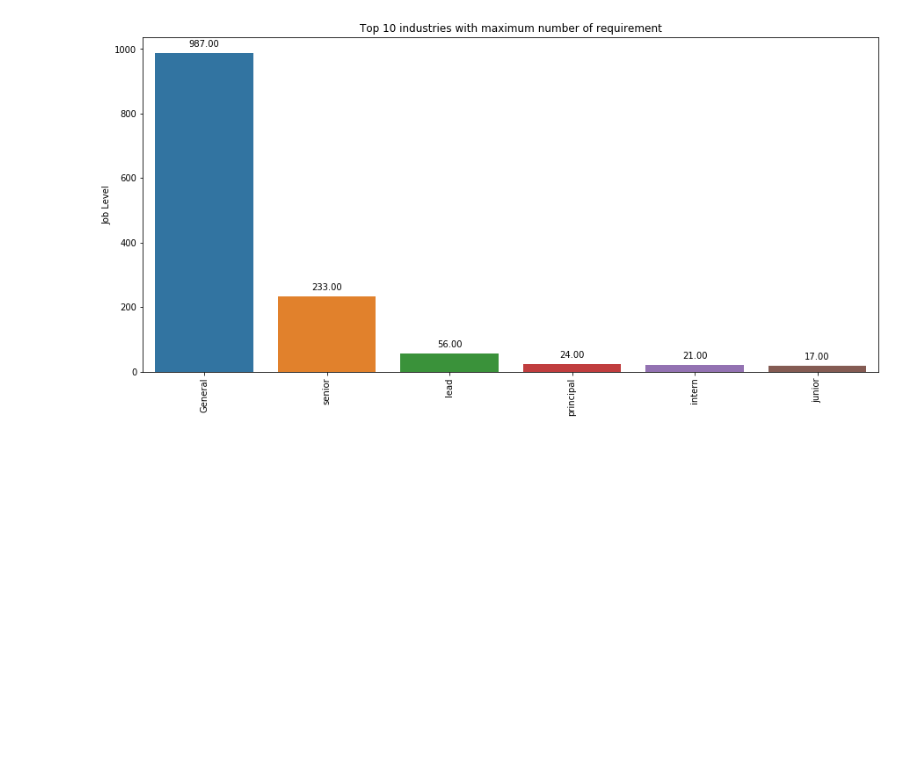
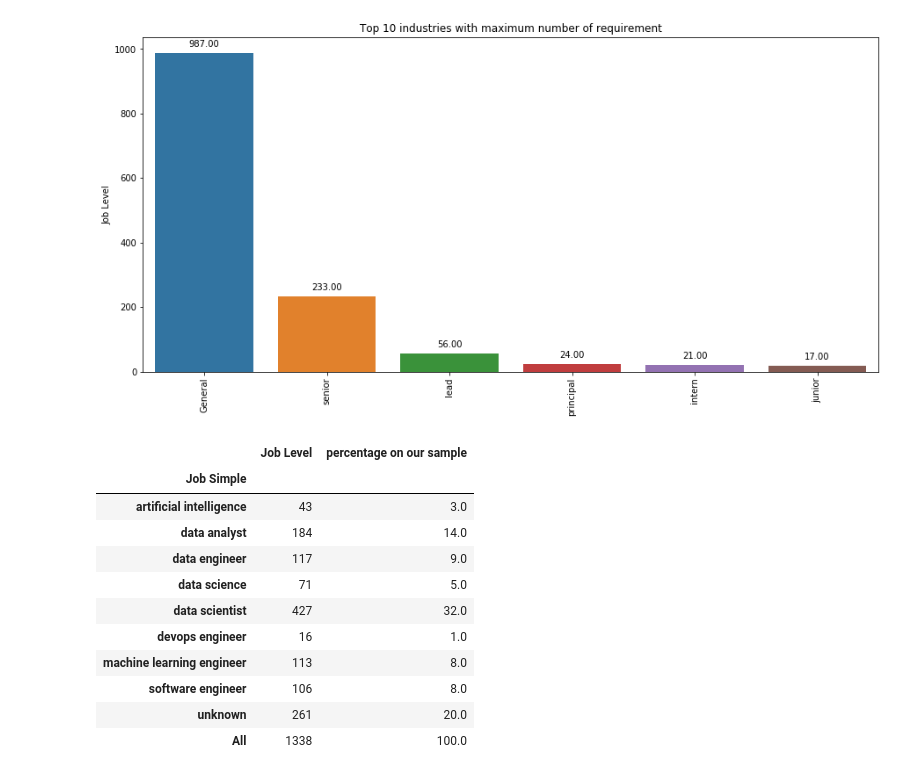
Before and after one commit to iamlekh/datascience_job_trend, a Jupyter notebook: EDA/eda.ipynb, the cells around one changed output. Drawn from its saved outputs; the diff is of its cells as text; code cells hidden in the pictures; blank space fills up the shorter version.

```diff
--- a/EDA/eda.ipynb
+++ b/EDA/eda.ipynb
@@ -197,3 +197,20 @@ for p in chart.patches:
 plt.show()
 # %% [output]
 [figure]
+# %%
+df1=pd.pivot_table(df, values='Job Level', index='Job Simple', columns=None, aggfunc='count', fill_value=None, margins=True, dropna=True, margins_name='All')
+df1['percentage on our sample'] = round((df1['Job Level']/1338)*100).sort_values(ascending =False)
+df1
+# %% [output]
+|  | Job Level | percentage on our sample |
+| Job Simple |  |  |
+| artificial intelligence | 43 | 3.0 |
+| data analyst | 184 | 14.0 |
+| data engineer | 117 | 9.0 |
+| data science | 71 | 5.0 |
+| data scientist | 427 | 32.0 |
+| devops engineer | 16 | 1.0 |
+| machine learning engineer | 113 | 8.0 |
+| software engineer | 106 | 8.0 |
+| unknown | 261 | 20.0 |
+| All | 1338 | 100.0 |
```
Also changed, not shown: parts of 8 cells of this notebook, 1 other file.
